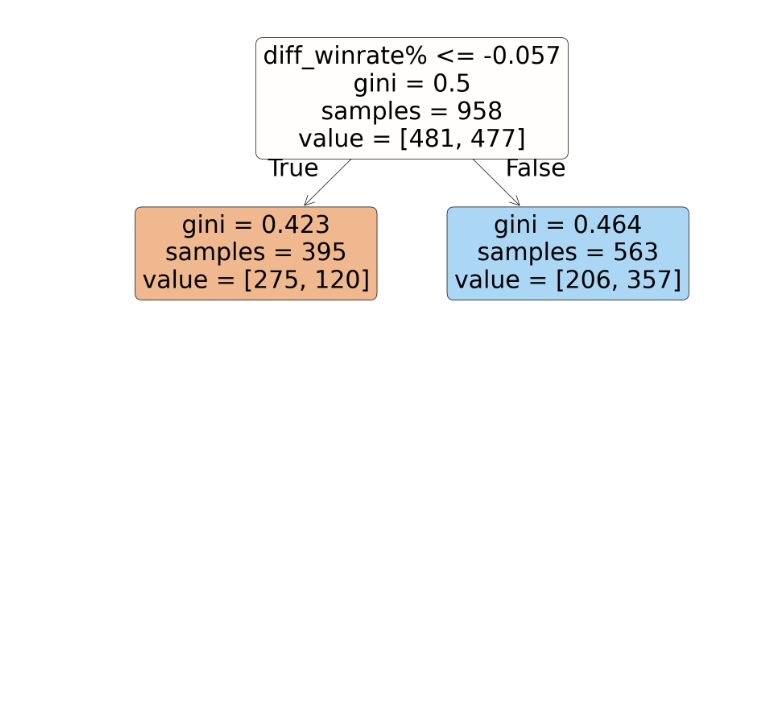
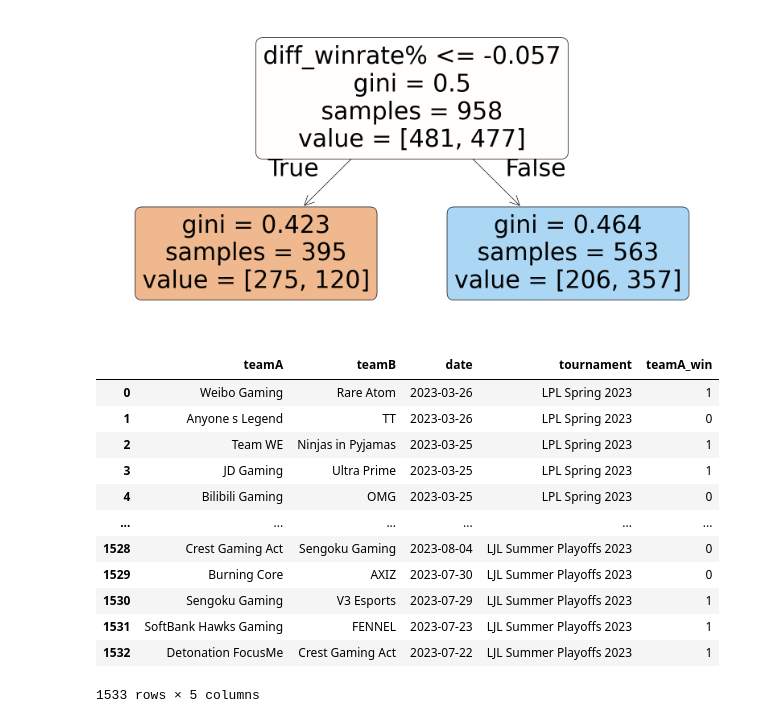
Before and after one commit to pavlila/lol-intra-league-predictor, a Jupyter notebook: notebooks/decision_tree_train.ipynb, the cells around one changed output. Drawn from its saved outputs; the diff is of its cells as text; code cells hidden in the pictures; blank space fills up the shorter version.

```diff
--- a/notebooks/decision_tree_train.ipynb
+++ b/notebooks/decision_tree_train.ipynb
@@ -88,3 +88,5 @@ tree.plot_tree(
 plt.show()
 # %% [output]
 [figure]
+# %%
+data = pd.read_csv("../scrap/golgg/data/intermediate/CBLOL Split 1 2023_matches.csv", sep=',')
@@ -90,0 +139,27 @@ plt.show()
+# %%
+data_2023 = pd.DataFrame()
+for t in tournaments_2023:
+    path = f"../scrap/golgg/data/intermediate/{t}_matches.csv"
+    data = pd.read_csv(path, sep=',')
+    data['tournament'] = t
+    data_2023 = pd.concat([data_2023, data], ignore_index=True)
+# %%
+data_2023 = data_2023[data_2023['scoreA'] != data_2023['scoreB']]
+data_2023['teamA_win'] = (data_2023['scoreA'] > data_2023['scoreB']).astype(int)
+data_2023.drop(columns=['scoreA','scoreB'], inplace=True)
+# %%
+data_2023
+# %% [output]
+|  | teamA | teamB | date | tournament | teamA_win |
+| 0 | Weibo Gaming | Rare Atom | 2023-03-26 | LPL Spring 2023 | 1 |
+| 1 | Anyone s Legend | TT | 2023-03-26 | LPL Spring 2023 | 0 |
+| 2 | Team WE | Ninjas in Pyjamas | 2023-03-25 | LPL Spring 2023 | 1 |
+| 3 | JD Gaming | Ultra Prime | 2023-03-25 | LPL Spring 2023 | 1 |
+| 4 | Bilibili Gaming | OMG | 2023-03-25 | LPL Spring 2023 | 0 |
+| ... | ... | ... | ... | ... | ... |
+| 1528 | Crest Gaming Act | Sengoku Gaming | 2023-08-04 | LJL Summer Playoffs 2023 | 0 |
+| 1529 | Burning Core | AXIZ | 2023-07-30 | LJL Summer Playoffs 2023 | 0 |
+| 1530 | Sengoku Gaming | V3 Esports | 2023-07-29 | LJL Summer Playoffs 2023 | 1 |
+| 1531 | SoftBank Hawks Gaming | FENNEL | 2023-07-23 | LJL Summer Playoffs 2023 | 1 |
+| 1532 | Detonation FocusMe | Crest Gaming Act | 2023-07-22 | LJL Summer Playoffs 2023 | 1 |
+1533 rows × 5 columns
```
Also changed, not shown: parts of 1 cell of this notebook, 10 other files.
